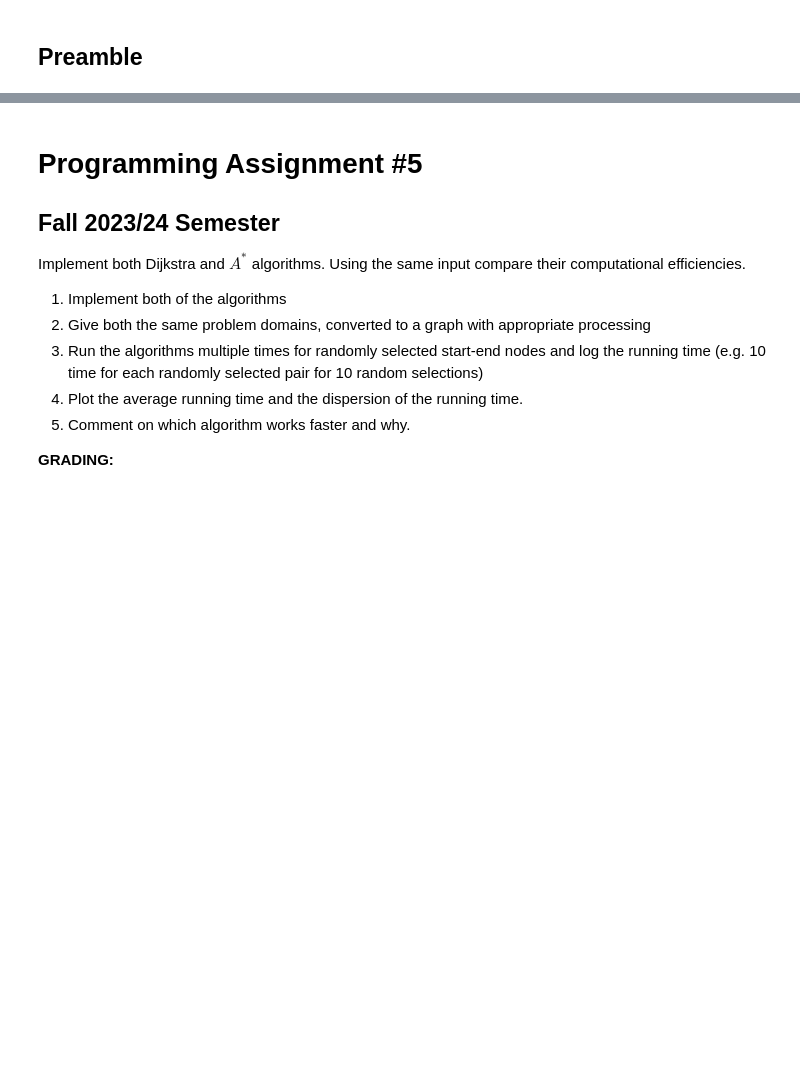
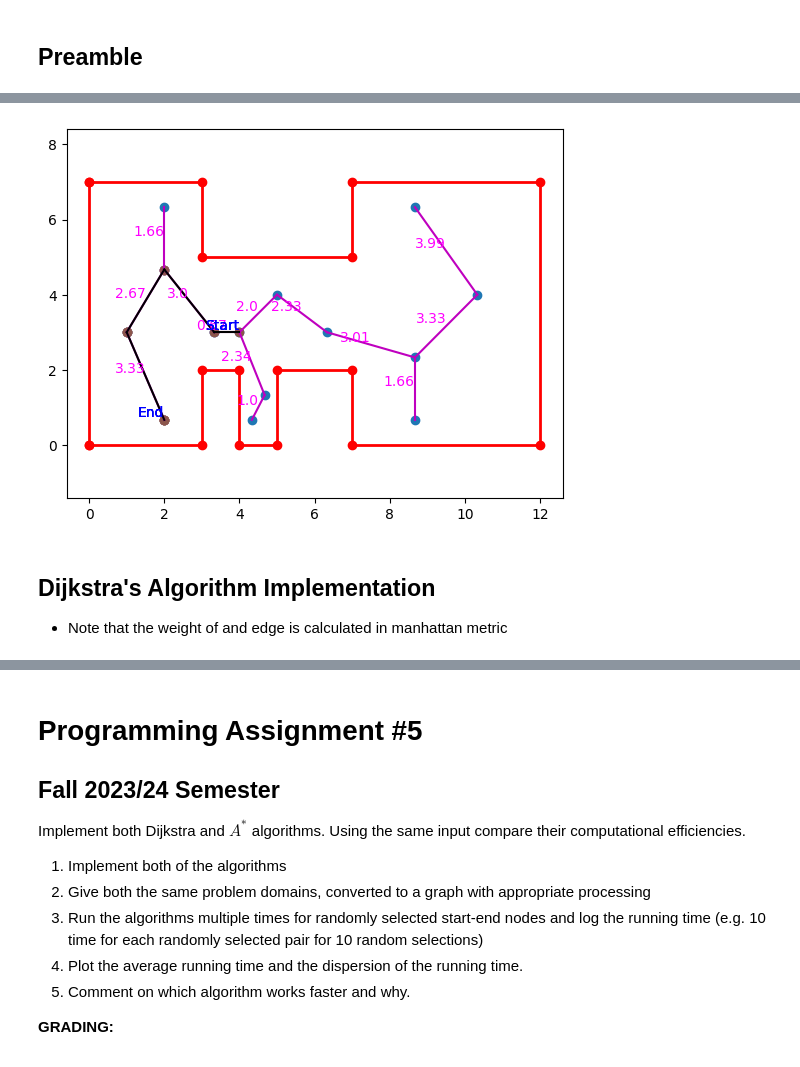
Before and after one commit to Ismail-Armutcu/Algorithms-for-Interactive-Sytems, a Jupyter notebook: MMI513_PA5_PathFinding.ipynb, the cells around one changed output, grey strips where cells are left out. Drawn from its saved outputs; the diff is of its cells as text; code cells hidden in the pictures; blank space fills up the shorter version.

```diff
--- a/MMI513_PA5_PathFinding.ipynb
+++ b/MMI513_PA5_PathFinding.ipynb
@@ -259,0 +203,20 @@ Result len: 14 {(1.0, 3.0): (2.0, 4.67), (2.0, 4.67): (3.33, 3.0), (2.0, 6.33):
+# %%
+simproom = np.array([[0,0], [3,0], [3,2], [4,2], [4,0], [5,0], [5,2], [7,2], [7,0], [12,0], [12,7], [7,7], [7,5], [3,5], [3, 7], [0,7]])
+vertices, edges= getgraph(simproom)
+vertices, edges= convertGraph(vertices, edges)
+
+
+s,r = random.sample(vertices, 2)
+res = aStar(vertices,edges,s,r)
+
+steps,travelledEdges = calculatePathFromMapping(res,s,r)
+
+
+plotpoly(simproom,False)
+plotgraph(vertices, edges)
+plotPath(steps, travelledEdges,s,r)
+# %% [output]
+[figure, added]
+# %% [markdown]
+## Dijkstra's Algorithm Implementation
+- Note that the weight of and edge is calculated in manhattan metric
```
Also changed, not shown: parts of 19 cells of this notebook.
